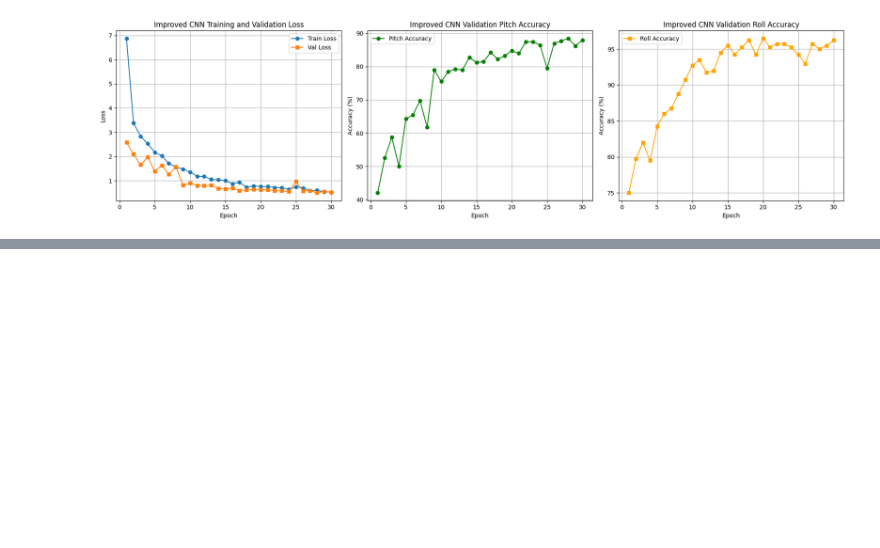
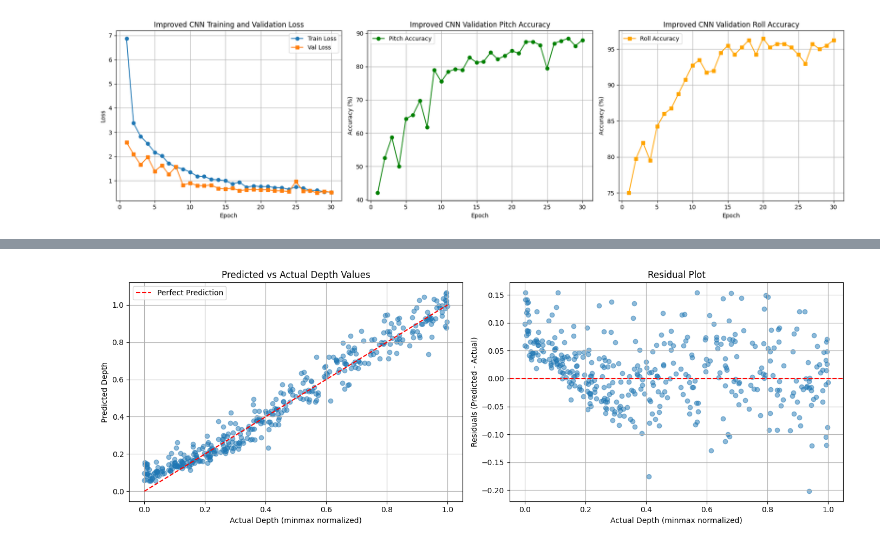
Before and after one commit to axeleth/dl-assignment, a Jupyter notebook: main.ipynb, the cells around one changed output, grey strips where cells are left out. Cells and saved outputs as stored; diff of their text form; code cells hidden in the pictures; blank space fills up the shorter version.

```diff
--- a/main.ipynb
+++ b/main.ipynb
@@ -1247,0 +1489,14 @@ plt.show()
+# %%
+# Evaluate on test set
+print("Evaluating Depth CNN on test set...")
+test_loss, test_mae, test_rmse, test_predictions, test_targets = evaluate_depth(depth_model, depth_test_loader, depth_criterion, device)
+
+print(f"\nDepth CNN Test Results:")
+print(f"Test Loss (MSE): {test_loss:.6f}")
+print(f"Test MAE: {test_mae:.6f}")
+print(f"Test RMSE: {test_rmse:.6f}")
+
+# Calculate R² score
+from sklearn.metrics import r2_score
+r2 = r2_score(test_targets, test_predictions)
+print(f"R² Score: {r2:.4f}")
@@ -1247,0 +1511,26 @@ plt.show()
+# %%
+# Visualize predictions vs actual depth values
+fig, axes = plt.subplots(1, 2, figsize=(14, 5))
+
+# Scatter plot: Predicted vs Actual
+axes[0].scatter(test_targets, test_predictions, alpha=0.5)
+axes[0].plot([0, 1], [0, 1], 'r--', label='Perfect Prediction')
+axes[0].set_xlabel('Actual Depth (minmax normalized)')
+axes[0].set_ylabel('Predicted Depth')
+axes[0].set_title('Predicted vs Actual Depth Values')
+axes[0].legend()
+axes[0].grid(True)
+
+# Residual plot
+residuals = test_predictions.flatten() - test_targets.flatten()
+axes[1].scatter(test_targets, residuals, alpha=0.5)
+axes[1].axhline(y=0, color='r', linestyle='--')
+axes[1].set_xlabel('Actual Depth (minmax normalized)')
+axes[1].set_ylabel('Residuals (Predicted - Actual)')
+axes[1].set_title('Residual Plot')
+axes[1].grid(True)
+
+plt.tight_layout()
+plt.show()
+# %% [output]
+[figure, added]
```
Also changed, not shown: parts of 12 cells of this notebook, 2 other files.
